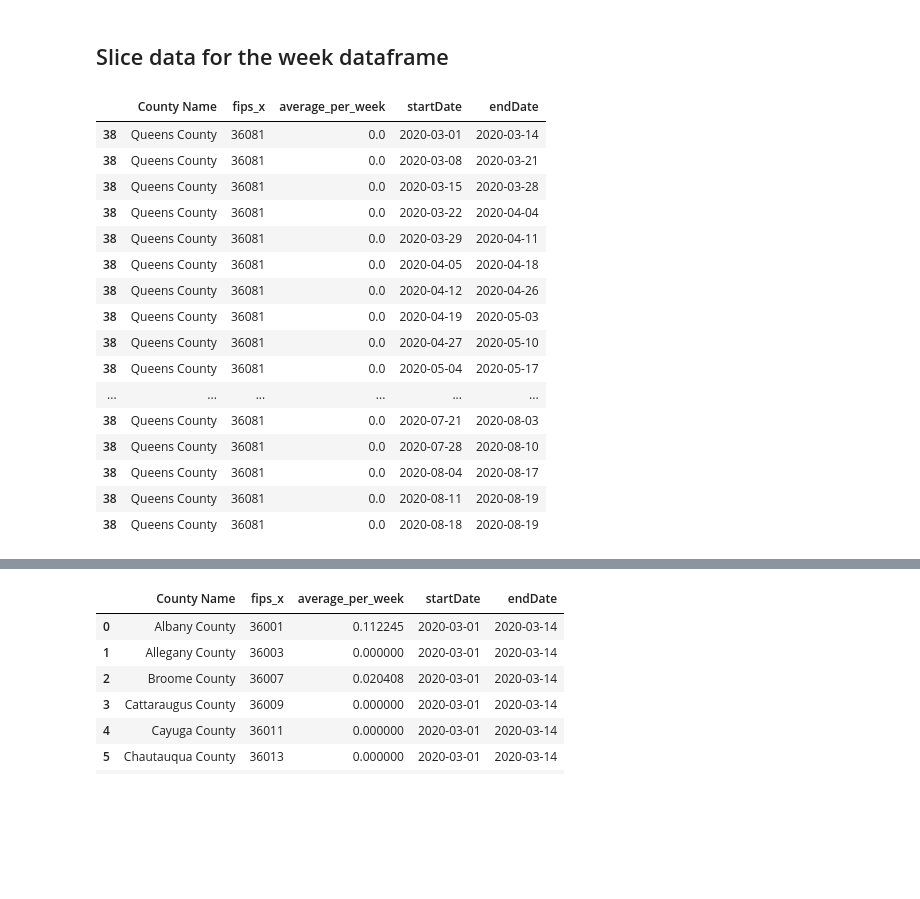
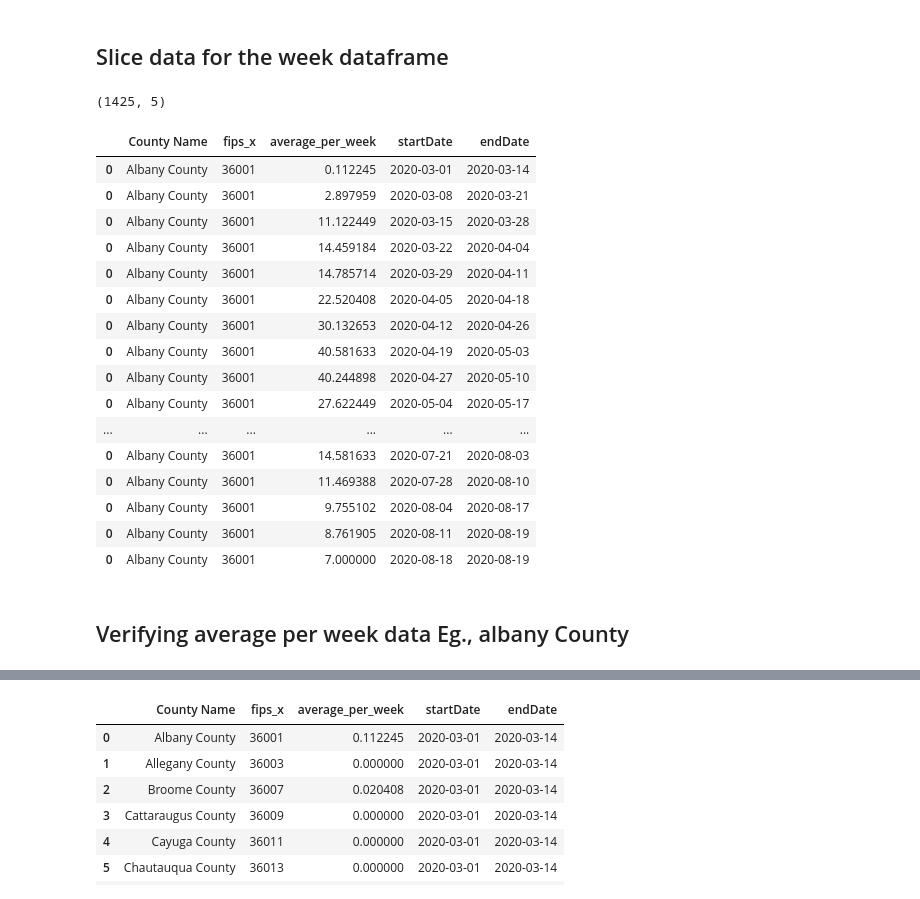
Before and after one commit to jeyasri-s2/meansquares, a Jupyter notebook: NY_LabelingData.ipynb, the cells around one changed output, grey strips where cells are left out. Drawn from its saved outputs; the diff is of its cells as text; code cells hidden in the pictures; blank space fills up the shorter version.

```diff
--- a/NY_LabelingData.ipynb
+++ b/NY_LabelingData.ipynb
@@ -58,7 +59,7 @@ mask_rule_data.csv  NY-CovidAug21.csv     Queens_county.csv
 # %% [markdown]
 # Loading NY data
 # %%
-NY_combined_data = pd.read_csv('/content/drive/Shared drives/CMPE 295- Master Project/Covid19-data/Newyork_combined.csv',low_memory=False)
+NY_combined_data = pd.read_csv('/content/drive/Shared drives/CMPE 295- Master Project/Covid19-data/Newyork_combinedAug22.csv',low_memory=False)
 NY_combined_data.head()
 # %% [output]
 |  | Date | fips_x | County Name | retail and recreation | grocery and pharmacy | parks | transit stations | ... |
@@ -306,23 +345,29 @@ for index, row in week_df.iterrows():
 
     #print(startDate,endDate,df_base['average_per_week'])
     average_newCases_df = average_newCases_df.append(df_base)
+# %%
+average_newCases_df.shape
+# %% [output]
+(1425, 5)
 # %%
-average_newCases_df[average_newCases_df['fips_x'] == 36081]
+average_newCases_df[average_newCases_df['fips_x'] == 36001]
 # %% [output]
 |  | County Name | fips_x | average_per_week | startDate | endDate |
-| 38 | Queens County | 36081 | 0.0 | 2020-03-01 | 2020-03-14 |
-| 38 | Queens County | 36081 | 0.0 | 2020-03-08 | 2020-03-21 |
-| 38 | Queens County | 36081 | 0.0 | 2020-03-15 | 2020-03-28 |
-| 38 | Queens County | 36081 | 0.0 | 2020-03-22 | 2020-04-04 |
-| 38 | Queens County | 36081 | 0.0 | 2020-03-29 | 2020-04-11 |
-| 38 | Queens County | 36081 | 0.0 | 2020-04-05 | 2020-04-18 |
-| 38 | Queens County | 36081 | 0.0 | 2020-04-12 | 2020-04-26 |
-| 38 | Queens County | 36081 | 0.0 | 2020-04-19 | 2020-05-03 |
-| 38 | Queens County | 36081 | 0.0 | 2020-04-27 | 2020-05-10 |
-| 38 | Queens County | 36081 | 0.0 | 2020-05-04 | 2020-05-17 |
+| 0 | Albany County | 36001 | 0.112245 | 2020-03-01 | 2020-03-14 |
+| 0 | Albany County | 36001 | 2.897959 | 2020-03-08 | 2020-03-21 |
+| 0 | Albany County | 36001 | 11.122449 | 2020-03-15 | 2020-03-28 |
+| 0 | Albany County | 36001 | 14.459184 | 2020-03-22 | 2020-04-04 |
+| 0 | Albany County | 36001 | 14.785714 | 2020-03-29 | 2020-04-11 |
+| 0 | Albany County | 36001 | 22.520408 | 2020-04-05 | 2020-04-18 |
+| 0 | Albany County | 36001 | 30.132653 | 2020-04-12 | 2020-04-26 |
+| 0 | Albany County | 36001 | 40.581633 | 2020-04-19 | 2020-05-03 |
+| 0 | Albany County | 36001 | 40.244898 | 2020-04-27 | 2020-05-10 |
+| 0 | Albany County | 36001 | 27.622449 | 2020-05-04 | 2020-05-17 |
 | ... | ... | ... | ... | ... | ... |
-| 38 | Queens County | 36081 | 0.0 | 2020-07-21 | 2020-08-03 |
-| 38 | Queens County | 36081 | 0.0 | 2020-07-28 | 2020-08-10 |
-| 38 | Queens County | 36081 | 0.0 | 2020-08-04 | 2020-08-17 |
-| 38 | Queens County | 36081 | 0.0 | 2020-08-11 | 2020-08-19 |
-| 38 | Queens County | 36081 | 0.0 | 2020-08-18 | 2020-08-19 |
+| 0 | Albany County | 36001 | 14.581633 | 2020-07-21 | 2020-08-03 |
+| 0 | Albany County | 36001 | 11.469388 | 2020-07-28 | 2020-08-10 |
+| 0 | Albany County | 36001 | 9.755102 | 2020-08-04 | 2020-08-17 |
+| 0 | Albany County | 36001 | 8.761905 | 2020-08-11 | 2020-08-19 |
+| 0 | Albany County | 36001 | 7.000000 | 2020-08-18 | 2020-08-19 |
+# %% [markdown]
+## Verifying average per week data Eg., albany County
```
Also changed, not shown: parts of 26 cells of this notebook.
